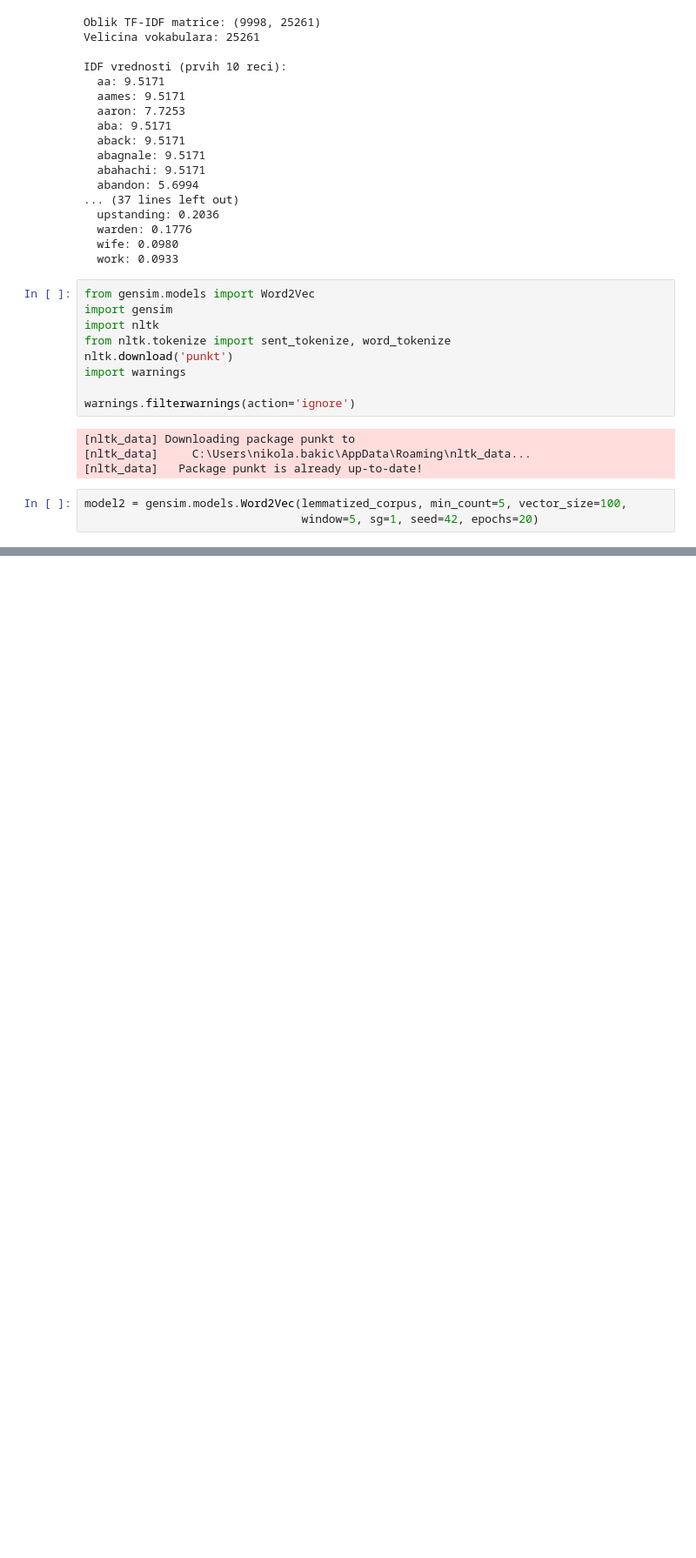
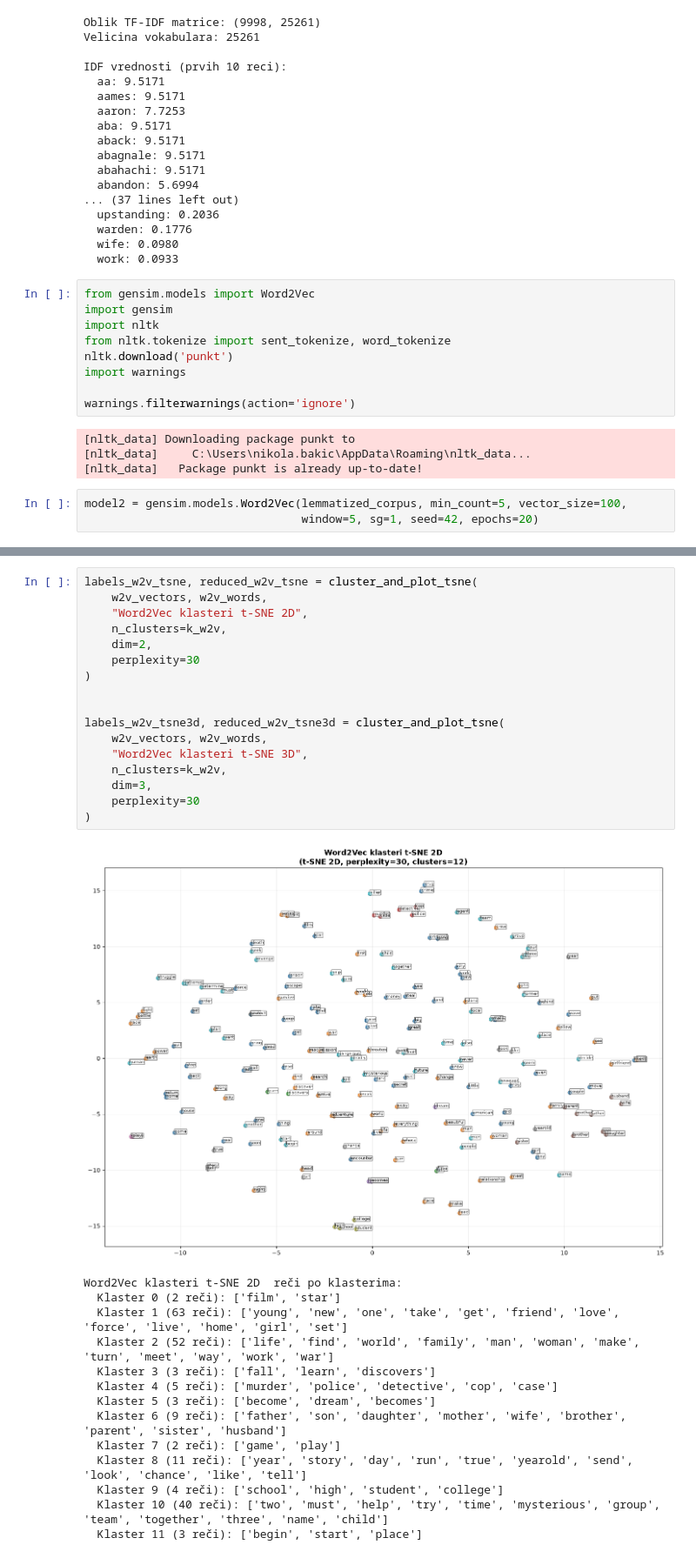
Before and after one commit to nikolabakic/IMDB_WEEK1_SIX, a Jupyter notebook: notebook_final.ipynb, the cells around one changed output, grey strips where cells are left out. Shown at 87% size. Drawn from its saved outputs; the diff is of its cells as text; blank space fills up the shorter version.

```diff
--- a/notebook_final.ipynb
+++ b/notebook_final.ipynb
@@ -410,0 +463,32 @@ Word2Vec klasteri (PCA 2D) - reci po klasterima:
+# %%
+labels_w2v_tsne, reduced_w2v_tsne = cluster_and_plot_tsne(
+    w2v_vectors, w2v_words,
+    "Word2Vec klasteri t-SNE 2D",
+    n_clusters=k_w2v,
+    dim=2,
+    perplexity=30
+)
+
+
+labels_w2v_tsne3d, reduced_w2v_tsne3d = cluster_and_plot_tsne(
+    w2v_vectors, w2v_words,
+    "Word2Vec klasteri t-SNE 3D",
+    n_clusters=k_w2v,
+    dim=3,
+    perplexity=30
+)
+# %% [output]
+[figure, added]
+Word2Vec klasteri t-SNE 2D  reči po klasterima:
+  Klaster 0 (2 reči): ['film', 'star']
+  Klaster 1 (63 reči): ['young', 'new', 'one', 'take', 'get', 'friend', 'love', 'force', 'live', 'home', 'girl', 'set']
+  Klaster 2 (52 reči): ['life', 'find', 'world', 'family', 'man', 'woman', 'make', 'turn', 'meet', 'way', 'work', 'war']
+  Klaster 3 (3 reči): ['fall', 'learn', 'discovers']
+  Klaster 4 (5 reči): ['murder', 'police', 'detective', 'cop', 'case']
+  Klaster 5 (3 reči): ['become', 'dream', 'becomes']
+  Klaster 6 (9 reči): ['father', 'son', 'daughter', 'mother', 'wife', 'brother', 'parent', 'sister', 'husband']
+  Klaster 7 (2 reči): ['game', 'play']
+  Klaster 8 (11 reči): ['year', 'story', 'day', 'run', 'true', 'yearold', 'send', 'look', 'chance', 'like', 'tell']
+  Klaster 9 (4 reči): ['school', 'high', 'student', 'college']
+  Klaster 10 (40 reči): ['two', 'must', 'help', 'try', 'time', 'mysterious', 'group', 'team', 'together', 'three', 'name', 'child']
+  Klaster 11 (3 reči): ['begin', 'start', 'place']
```
Also changed, not shown: parts of 7 cells of this notebook.
